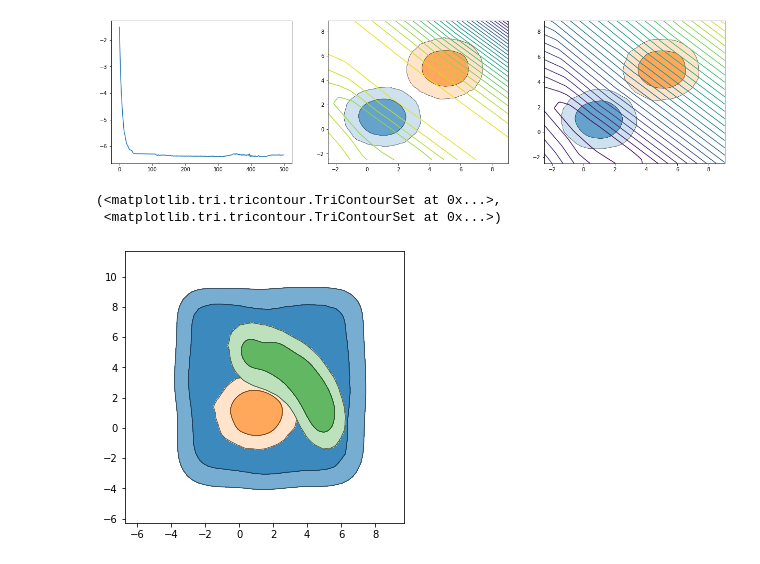
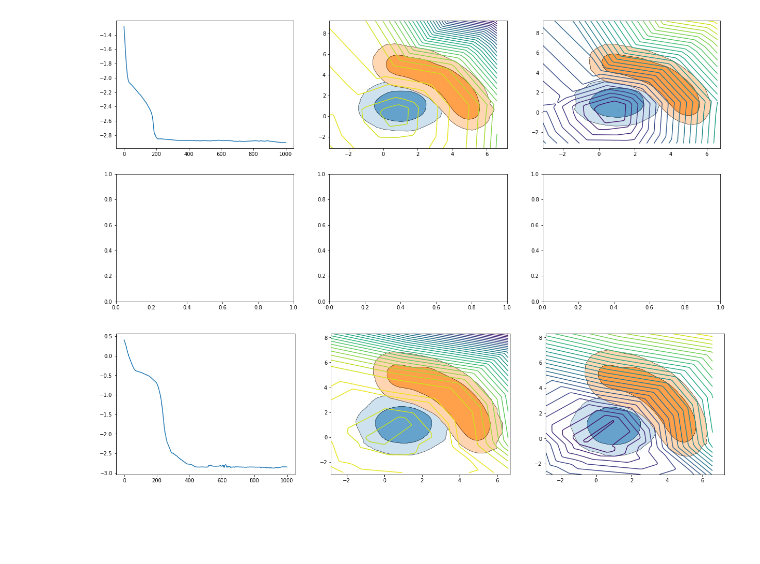
Before and after one commit to yijerjer/quantifying_tension, a Jupyter notebook: 03_complex_data_nn.ipynb, the cells around one changed output. Drawn from its saved outputs; the diff is of its cells as text; code cells hidden in the pictures; blank space fills up the shorter version.

```diff
--- a/03_complex_data_nn.ipynb
+++ b/03_complex_data_nn.ipynb
@@ -66,0 +117,23 @@ for i in range(500):
+# %%
+tension_R = TensionNet1(2)
+criterion = BayesFactor(hist_type="gaussian", hist_param=1, n_dist_bins=100, n_prior_bins=50)
+# criterion = LogSuspiciousness(torch.tensor(3), n_bins=50)
+optimizer = optim.Adam(tension_R.parameters(), lr=0.001)
+clipper = WeightClipper(width=1)
+
+losses_R = []
+for i in range(1000):
+    optimizer.zero_grad()
+    X0_1d = tension_R(X0_c_tensor)
+    X1_1d = tension_R(X1_c_tensor)
+    X_prior_1d = tension_R(X_prior_c_tensor)
+
+    crit_val = criterion(X0_1d, X1_1d, X_prior_1d)
+    loss = torch.log(crit_val)
+
+    # loss = criterion(X0_1d, X1_1d)
+
+    losses_R.append(loss.item())
+    loss.backward()
+    optimizer.step()
+    tension_R.apply(clipper)
@@ -67,8 +163,20 @@ for i in range(500):
+# %%
+fig, axs = plt.subplots(2, 3, figsize=(21, 10))
+
+axs[0, 0].plot(np.arange(1000), losses_R)
+visualise_tension(fig, axs[0, 1], tension_R, X0_c, X1_c)
+visualise_coordinate(fig, axs[0, 2], tension_R, X0_c, X1_c)
+
+# axs[1, 0].plot(np.arange(1000), losses_S)
+# visualise_tension(fig, axs[1, 1], tension_S, X0_c, X1_c)
+# visualise_coordinate(fig, axs[1, 2], tension_S, X0_c, X1_c)
+# %% [output]
+[figure, added]
 # %%
 fig, axs = plt.subplots(1, 3, figsize=(21, 5))
 
-axs[0].plot(np.arange(500), losses)
-visualise_tension(fig, axs[1], tension, X0, X1)
-visualise_coordinate(fig, axs[2], tension, X0, X1)
+axs[0].plot(np.arange(1000), losses)
+visualise_tension(fig, axs[1], tension, X0_c, X1_c)
+visualise_coordinate(fig, axs[2], tension, X0_c, X1_c)
 # %% [output]
-[figure, old version]
+[figure, new version]
@@ -80,10 +182,0 @@ X_prior_tensor = torch.tensor(X_prior).float()
-# %%
-fig, axs = plt.subplots(figsize=(5, 5))
-
-kde_contour_plot_2d(axs, X_prior[:, 0], X_prior[:, 1])
-kde_contour_plot_2d(axs, X0[:, 0], X0[:, 1])
-kde_contour_plot_2d(axs, X1[:, 0], X1[:, 1])
-# %% [output]
-(<matplotlib.tri.tricontour.TriContourSet at 0x...>,
- <matplotlib.tri.tricontour.TriContourSet at 0x...>)
-[figure, removed]
```
Also changed, not shown: parts of 11 cells of this notebook, 8 other files.
